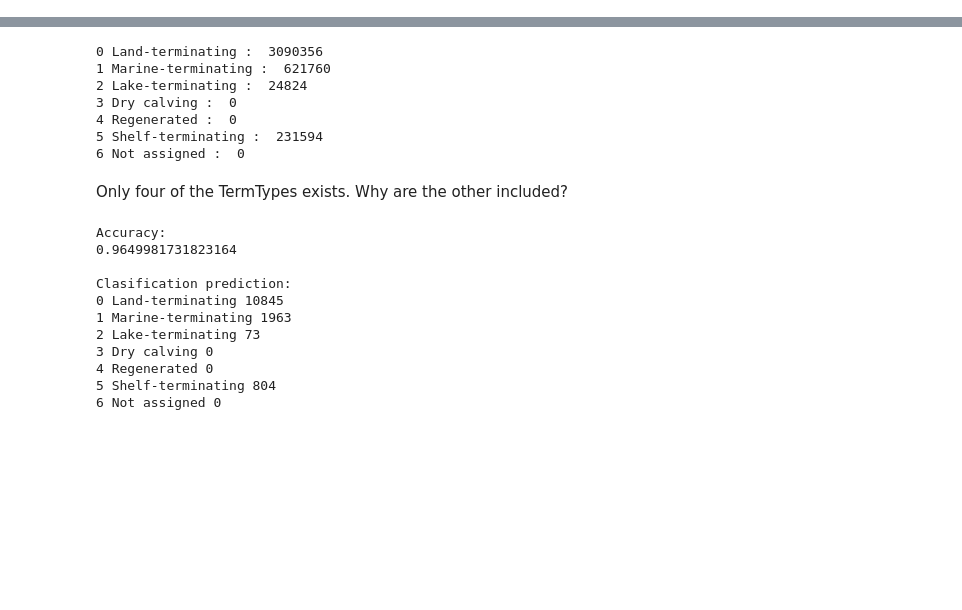
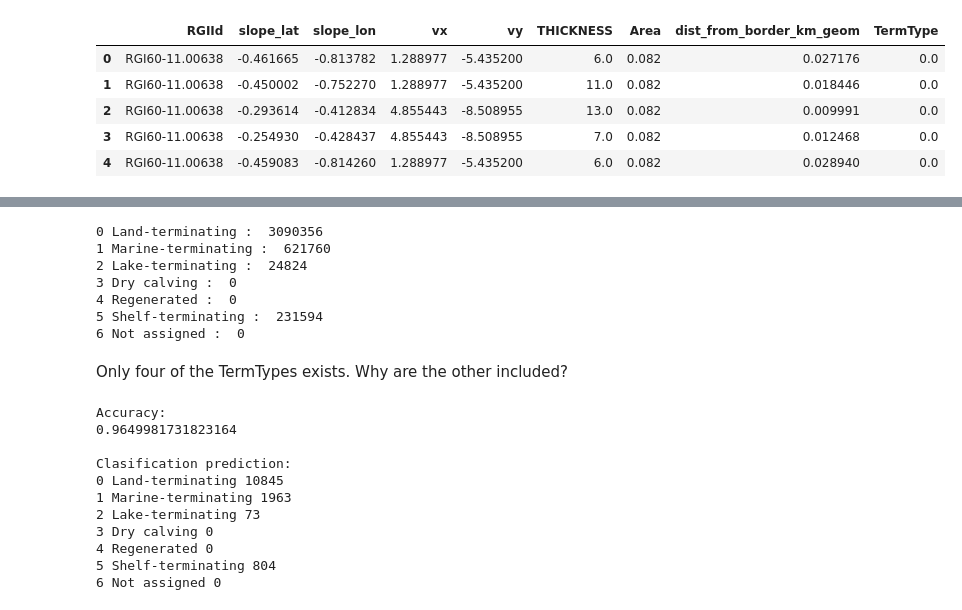
Before and after one commit to simsalabim20/Glacier_FinalProject, a Jupyter notebook: glacier_NN_classify_termtype_no_zeros.ipynb, the cells around one changed output, grey strips where cells are left out. Cells and saved outputs as stored; diff of their text form; code cells hidden in the pictures; blank space fills up the shorter version.

```diff
--- a/glacier_NN_classify_termtype_no_zeros.ipynb
+++ b/glacier_NN_classify_termtype_no_zeros.ipynb
@@ -14,6 +14,12 @@ sns.set_theme()
 # %%
 data_name = 'n0_metadata19_hmineq0.0_tmin20050000_mean_grid_20.csv'
 glathida_rgis = pd.read_csv(data_name, low_memory=False)
 glathida_rgis = glathida_rgis.dropna()
-df = glathida_rgis.drop(columns = 'RGIId')
-df = df[df['THICKNESS'] != 0]
+glathida_rgis[['RGIId', 'slope_lat', 'slope_lon', 'vx', 'vy', 'THICKNESS', 'Area', 'dist_from_border_km_geom', 'TermType']].head()
+# %% [output]
+|  | RGIId | slope_lat | slope_lon | vx | vy | THICKNESS | Area | dist_from_border_km_geom | TermType |
+| 0 | RGI60-11.00638 | -0.461665 | -0.813782 | 1.288977 | -5.435200 | 6.0 | 0.082 | 0.027176 | 0.0 |
+| 1 | RGI60-11.00638 | -0.450002 | -0.752270 | 1.288977 | -5.435200 | 11.0 | 0.082 | 0.018446 | 0.0 |
+| 2 | RGI60-11.00638 | -0.293614 | -0.412834 | 4.855443 | -8.508955 | 13.0 | 0.082 | 0.009991 | 0.0 |
+| 3 | RGI60-11.00638 | -0.254930 | -0.428437 | 4.855443 | -8.508955 | 7.0 | 0.082 | 0.012468 | 0.0 |
+| 4 | RGI60-11.00638 | -0.459083 | -0.814260 | 1.288977 | -5.435200 | 6.0 | 0.082 | 0.028940 | 0.0 |
```
Also changed, not shown: parts of 8 cells of this notebook.
